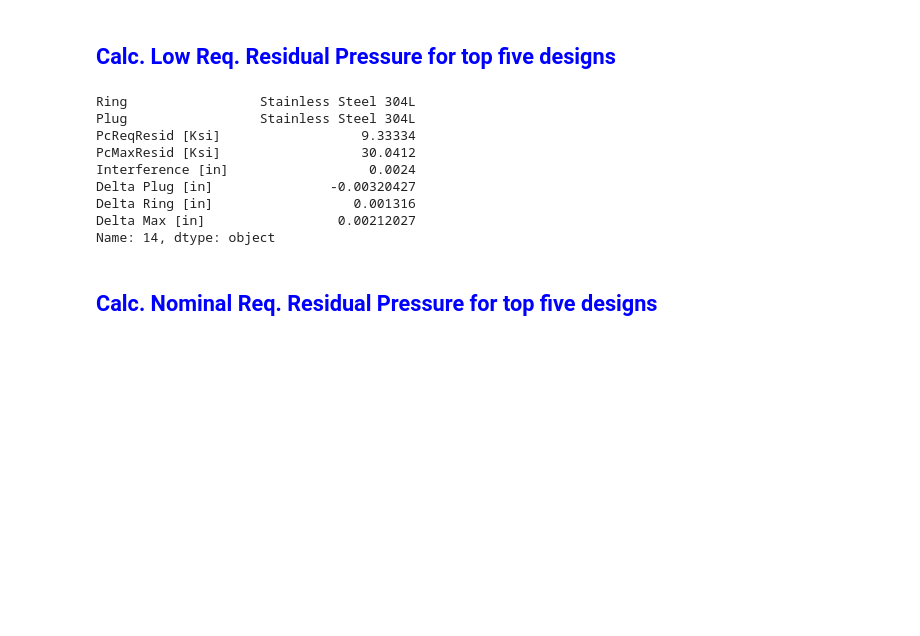
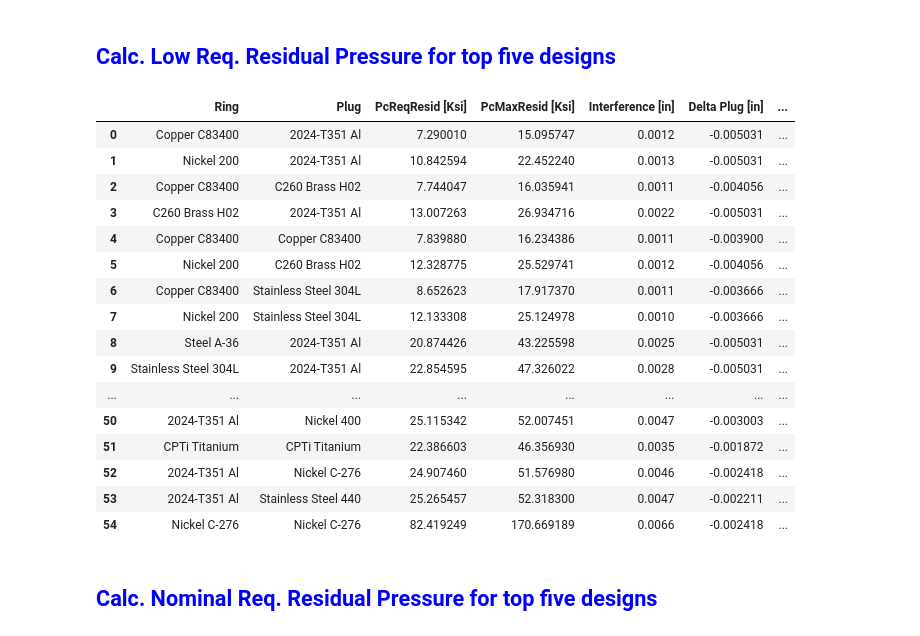
Before and after one commit to jonnyg23/shrinkFitDesign, a Jupyter notebook: Shrink Fitting Solution.ipynb, the cells around one changed output. Cells and saved outputs as stored; diff of their text form; code cells hidden in the pictures; blank space fills up the shorter version.

```diff
--- a/Shrink Fitting Solution.ipynb
+++ b/Shrink Fitting Solution.ipynb
@@ -370,43 +372,51 @@ InterList = [v/(10000*39.3701) for v in InterList]
 ringList = [ring for ring in ResidMin['Ring']]
 plugList = [plug for plug in ResidMin['Plug']]
 
 # Create PcReqResid & PcMaxResid column
 PcReqResidCol = []
 PcMaxResidCol = []
 
 for i in range(len(ringList)):
     E1,YS1,v1,TCE1 = materials[ringList[i]]
     E2,YS2,v2,TCE2 = materials[plugList[i]]
     # Create Cols for ResidMin
 
     # 0.0508meters = 2in, 0.0762 = 3in
     PcReqResidVal = interference_rev(InterList[i],riMeters,roMeters,E1,E2,v1,v2)
     PcReqResidVal *= 1.45038e-7
     PcReqResidCol.append(PcReqResidVal)
 
     PcMaxResidCol.append(maxResidStress(propConst,PcReqResidVal))
 
 
 ResidMin['PcReqResid [Ksi]'] = PcReqResidCol
 ResidMin['PcMaxResid [Ksi]'] = PcMaxResidCol
 ResidMin['Interference [in]'] = [el*39.3701 for el in InterList]
 ResidMin['Delta Plug [in]'] = optimalPc['Delta Plug [in]']
 ResidMin['Delta Ring [in]'] = optimalPc['Delta Ring [in]']
 
 ResidMin['Delta Max [in]'] = (ResidMin['Delta Ring [in]'] + ResidMin['Delta Plug [in]'].abs())\
                              - ResidMin['Interference [in]']
 
-ResidMin.iloc[14]
+ResidMin
 # %% [output]
-Ring                 Stainless Steel 304L
-Plug                 Stainless Steel 304L
-PcReqResid [Ksi]                  9.33334
-PcMaxResid [Ksi]                  30.0412
-Interference [in]                  0.0024
-Delta Plug [in]               -0.00320427
-Delta Ring [in]                  0.001316
-Delta Max [in]                 0.00212027
-Name: 14, dtype: object
+|  | Ring | Plug | PcReqResid [Ksi] | PcMaxResid [Ksi] | Interference [in] | Delta Plug [in] | ... |
+| 0 | Copper C83400 | 2024-T351 Al | 7.290010 | 15.095747 | 0.0012 | -0.005031 | ... |
+| 1 | Nickel 200 | 2024-T351 Al | 10.842594 | 22.452240 | 0.0013 | -0.005031 | ... |
+| 2 | Copper C83400 | C260 Brass H02 | 7.744047 | 16.035941 | 0.0011 | -0.004056 | ... |
+| 3 | C260 Brass H02 | 2024-T351 Al | 13.007263 | 26.934716 | 0.0022 | -0.005031 | ... |
+| 4 | Copper C83400 | Copper C83400 | 7.839880 | 16.234386 | 0.0011 | -0.003900 | ... |
+| 5 | Nickel 200 | C260 Brass H02 | 12.328775 | 25.529741 | 0.0012 | -0.004056 | ... |
+| 6 | Copper C83400 | Stainless Steel 304L | 8.652623 | 17.917370 | 0.0011 | -0.003666 | ... |
+| 7 | Nickel 200 | Stainless Steel 304L | 12.133308 | 25.124978 | 0.0010 | -0.003666 | ... |
+| 8 | Steel A-36 | 2024-T351 Al | 20.874426 | 43.225598 | 0.0025 | -0.005031 | ... |
+| 9 | Stainless Steel 304L | 2024-T351 Al | 22.854595 | 47.326022 | 0.0028 | -0.005031 | ... |
+| ... | ... | ... | ... | ... | ... | ... | ... |
+| 50 | 2024-T351 Al | Nickel 400 | 25.115342 | 52.007451 | 0.0047 | -0.003003 | ... |
+| 51 | CPTi Titanium | CPTi Titanium | 22.386603 | 46.356930 | 0.0035 | -0.001872 | ... |
+| 52 | 2024-T351 Al | Nickel C-276 | 24.907460 | 51.576980 | 0.0046 | -0.002418 | ... |
+| 53 | 2024-T351 Al | Stainless Steel 440 | 25.265457 | 52.318300 | 0.0047 | -0.002211 | ... |
+| 54 | Nickel C-276 | Nickel C-276 | 82.419249 | 170.669189 | 0.0066 | -0.002418 | ... |
 # %% [markdown]
 ## <font color='blue'>Calc. Nominal Req. Residual Pressure for top five designs</font>
 # %%
```
Also changed, not shown: parts of 15 cells of this notebook.
